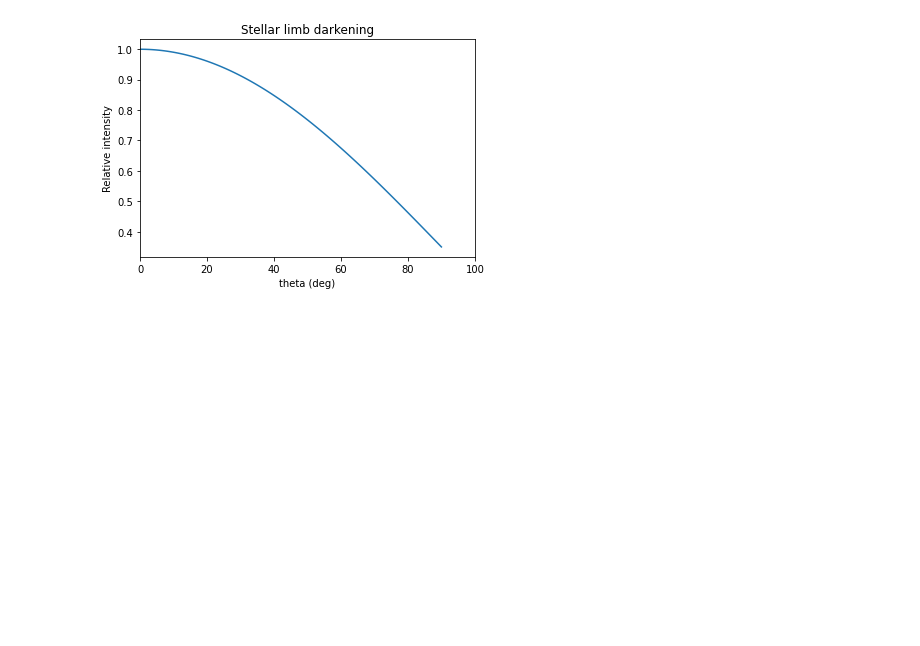
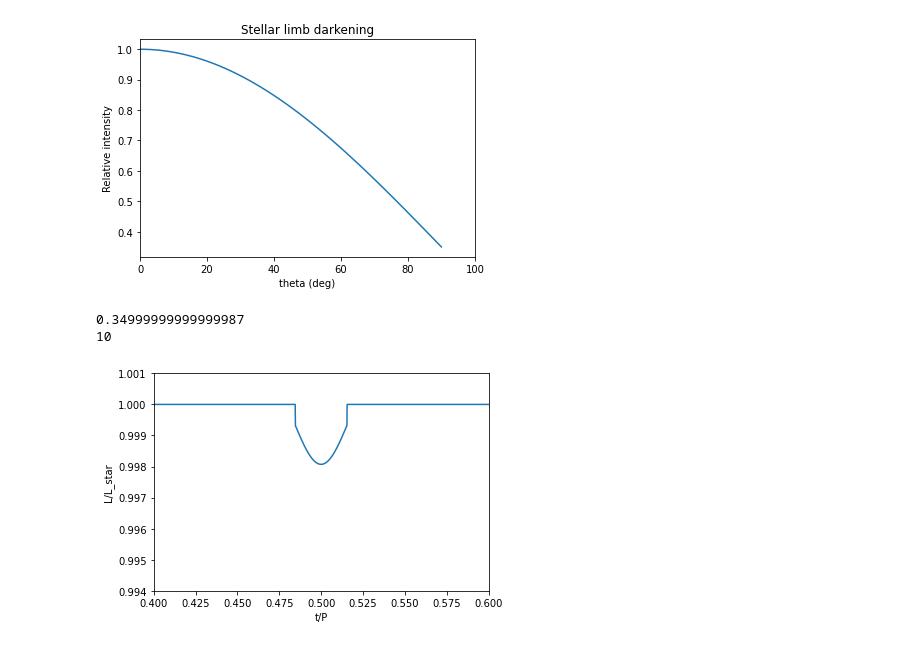
Before and after one commit to vaishnavvrao/Exoplanets_krittika, a Jupyter notebook: Exoplanet model-light curve.ipynb, the cells around one changed output. Drawn from its saved outputs; the diff is of its cells as text; code cells hidden in the pictures; blank space fills up the shorter version.

Commit message:
Limb Darkening added

```diff
--- a/Exoplanet model-light curve.ipynb
+++ b/Exoplanet model-light curve.ipynb
@@ -94,3 +94,45 @@ def limb():
 limb()
 # %% [output]
 [figure]
+# %%
+def limbfactor(t,tf):
+    #Function to calculate the limb darkening factor 'f' for some given time 't' of the transit
+    u=0.65
+    f=0
+    if t<0.5:
+        theta=(90-180*t)/tf
+        f= 1-u*(1-np.cos(np.deg2rad(theta)))
+    elif t>=0.5:
+        theta= (180*t-90)/tf
+        f= 1-u*(1-np.cos(np.deg2rad(theta)))
+    return f
+# %%
+print(limbfactor(0.5-test.t_f/2,test.t_f))
+# %% [output]
+0.34999999999999987
+10
+# %%
+def light_curve1(system):
+    #Function to plot the light curve with limb darkening.
+    d=limbfactor(0.5-system.t_f/2,system.t_f)*system.delta
+    lum= 1-d #lum at the start of the transit
+    trans_time= (system.t_T-system.t_f)/2
+    m= (d)/trans_time
+
+    t=np.linspace(0,1,100000)
+    y = fun(system.t_T,system.t_f,d,m,t)
+
+    for i in range(len(t)):
+        if (0.5-system.t_f/2)<t[i]<(0.5+system.t_f/2):
+            y[i]= y[i]+d -limbfactor(t[i], system.t_f)*system.delta
+
+    #plotting
+    plt.plot(t,y)
+    plt.xlabel("t/P")
+    plt.ylabel("L/L_star")
+    plt.xlim(0.4,0.6)
+    plt.ylim(0.994,1.001)
+# %%
+light_curve1(test)
+# %% [output]
+[figure, added]
```
Also changed, not shown: parts of 2 cells of this notebook.
